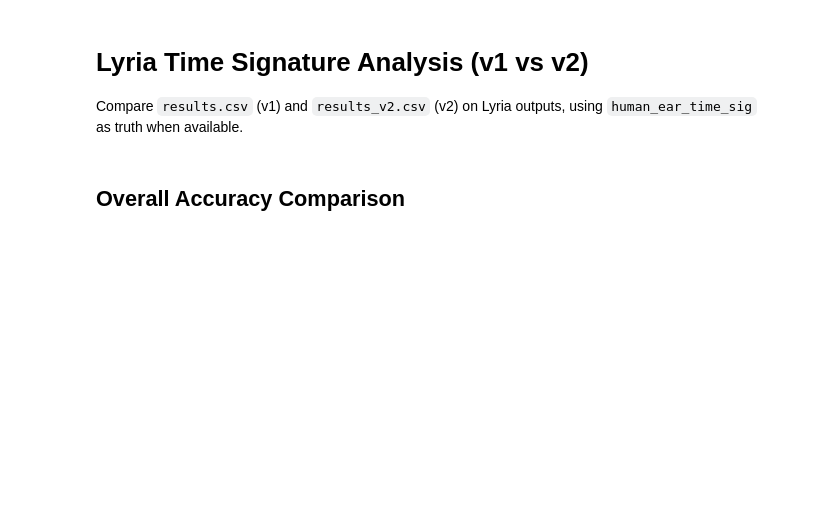
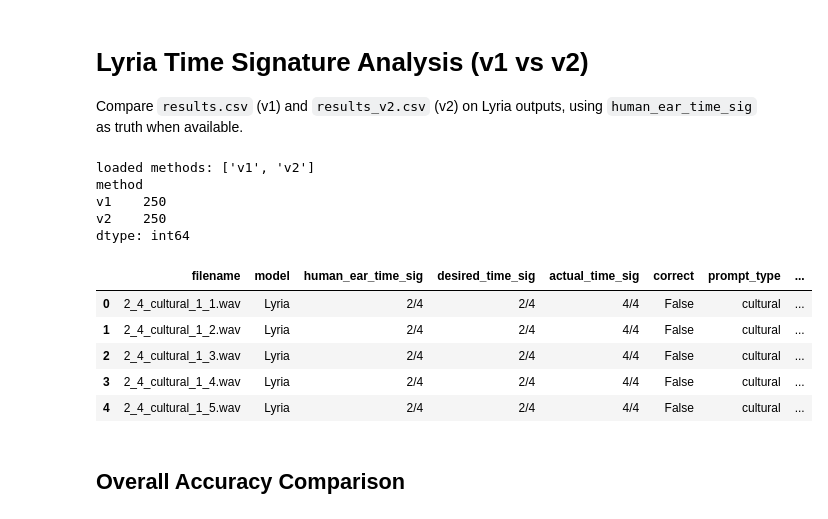
Before and after one commit to QiChengJin/beyond-4-4-text-to-music, a Jupyter notebook: archive/lyria_analysis.ipynb, the cells around one changed output. Saved outputs shown, nothing was run; the diff lists cells and outputs as text; code cells hidden in the pictures; blank space fills up the shorter version.

```diff
--- a/archive/lyria_analysis.ipynb
+++ b/archive/lyria_analysis.ipynb
@@ -16,8 +16,8 @@ os.makedirs("figures", exist_ok=True)
 # %%
 # Load two Lyria result files
 sources = [
-    ("v1", "audio/Lyria/results.csv"),
-    ("v2", "audio/Lyria/results_v2.csv"),
+    ("v1", "/Users/mac/Desktop/DATA35900/final_project/DATA359-final-project/audio/Lyria/results.csv"),
+    ("v2", "/Users/mac/Desktop/DATA35900/final_project/DATA359-final-project/audio/Suno/results.csv"),
 ]
 
 dfs = []
@@ -29,33 +29,45 @@ for method, csv_path in sources:
     df["method"] = method
 
     # Standardize expected columns
     if "human_ear_time_sig" not in df.columns:
         df["human_ear_time_sig"] = pd.NA
     if "prompt_type" not in df.columns:
         df["prompt_type"] = pd.NA
     if "tempo" not in df.columns:
         df["tempo"] = np.nan
     if "confidence" not in df.columns:
         df["confidence"] = np.nan
 
     # Human ear as truth when available; otherwise fallback to desired vs actual
     has_human = df["human_ear_time_sig"].notna()
     human = df["human_ear_time_sig"].astype(str).str.strip()
     desired = df["desired_time_sig"].astype(str).str.strip()
     actual = df["actual_time_sig"].astype(str).str.strip()
 
     df["truth_time_sig"] = np.where(has_human, human, desired)
     df["correct_eval"] = np.where(has_human, (human == desired), (actual == desired)).astype(float)
 
     dfs.append(df)
 
 if not dfs:
     raise ValueError("No Lyria results found. Expected audio/Lyria/results.csv and/or results_v2.csv")
 
 data = pd.concat(dfs, ignore_index=True)
 print("loaded methods:", data["method"].unique().tolist())
 print(data.groupby("method").size())
 display(data.head())
+# %% [output]
+loaded methods: ['v1', 'v2']
+method
+v1    250
+v2    250
+dtype: int64
+|  | filename | model | human_ear_time_sig | desired_time_sig | actual_time_sig | correct | prompt_type | ... |
+| 0 | 2_4_cultural_1_1.wav | Lyria | 2/4 | 2/4 | 4/4 | False | cultural | ... |
+| 1 | 2_4_cultural_1_2.wav | Lyria | 2/4 | 2/4 | 4/4 | False | cultural | ... |
+| 2 | 2_4_cultural_1_3.wav | Lyria | 2/4 | 2/4 | 4/4 | False | cultural | ... |
+| 3 | 2_4_cultural_1_4.wav | Lyria | 2/4 | 2/4 | 4/4 | False | cultural | ... |
+| 4 | 2_4_cultural_1_5.wav | Lyria | 2/4 | 2/4 | 4/4 | False | cultural | ... |
 # %% [markdown]
 ## Overall Accuracy Comparison
 # %%
```
Also changed, not shown: parts of 4 cells of this notebook, 1 other file.
